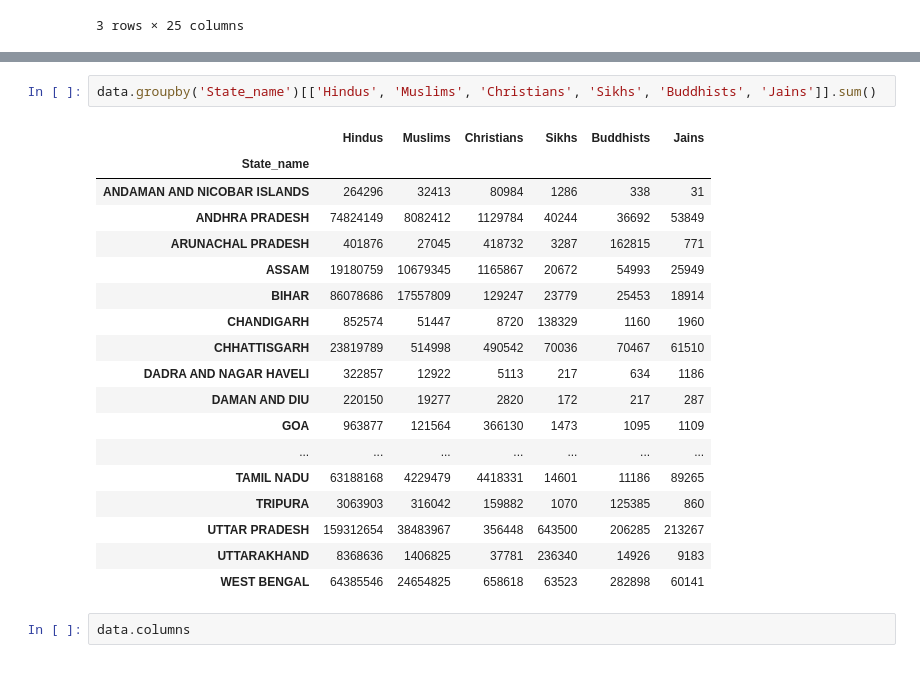
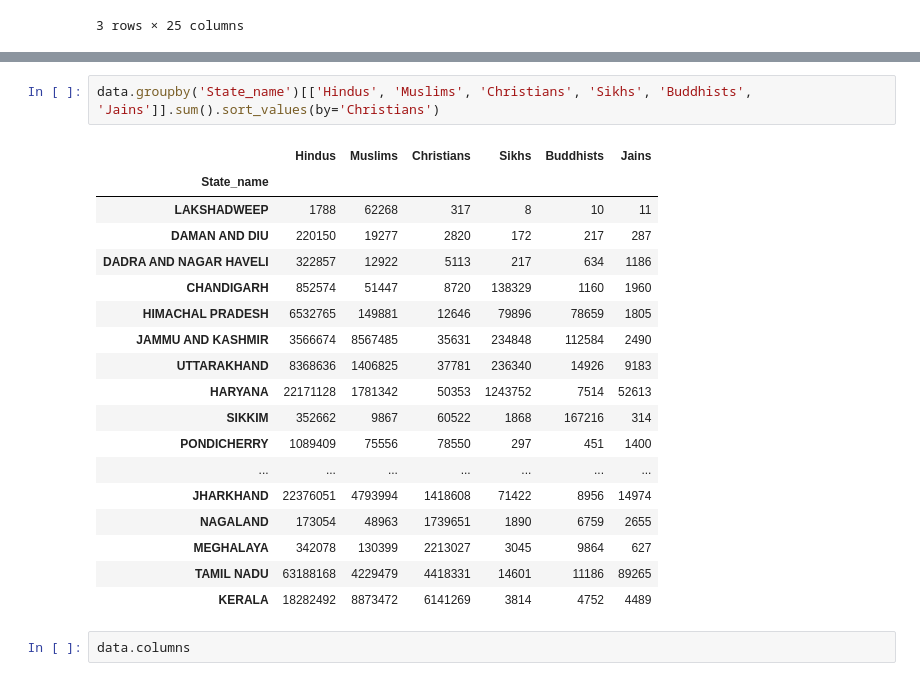
Before and after one commit to YonInsights/Project-7, a Jupyter notebook: Project-7.ipynb, the cells around one changed output, grey strips where cells are left out. Drawn from its saved outputs; the diff is of its cells as text.

```diff
--- a/Project-7.ipynb
+++ b/Project-7.ipynb
@@ -65,26 +65,26 @@ DAMAN AND DIU                     243247
 LAKSHADWEEP                        64473
 Name: Population, dtype: int64
 # %%
-data.groupby('State_name')[['Hindus', 'Muslims', 'Christians', 'Sikhs', 'Buddhists', 'Jains']].sum()
+data.groupby('State_name')[['Hindus', 'Muslims', 'Christians', 'Sikhs', 'Buddhists', 'Jains']].sum().sort_values(by='Christians')
 # %% [output]
 |  | Hindus | Muslims | Christians | Sikhs | Buddhists | Jains |
 | State_name |  |  |  |  |  |  |
-| ANDAMAN AND NICOBAR ISLANDS | 264296 | 32413 | 80984 | 1286 | 338 | 31 |
-| ANDHRA PRADESH | 74824149 | 8082412 | 1129784 | 40244 | 36692 | 53849 |
-| ARUNACHAL PRADESH | 401876 | 27045 | 418732 | 3287 | 162815 | 771 |
-| ASSAM | 19180759 | 10679345 | 1165867 | 20672 | 54993 | 25949 |
-| BIHAR | 86078686 | 17557809 | 129247 | 23779 | 25453 | 18914 |
+| LAKSHADWEEP | 1788 | 62268 | 317 | 8 | 10 | 11 |
+| DAMAN AND DIU | 220150 | 19277 | 2820 | 172 | 217 | 287 |
+| DADRA AND NAGAR HAVELI | 322857 | 12922 | 5113 | 217 | 634 | 1186 |
 | CHANDIGARH | 852574 | 51447 | 8720 | 138329 | 1160 | 1960 |
-| CHHATTISGARH | 23819789 | 514998 | 490542 | 70036 | 70467 | 61510 |
-| DADRA AND NAGAR HAVELI | 322857 | 12922 | 5113 | 217 | 634 | 1186 |
-| DAMAN AND DIU | 220150 | 19277 | 2820 | 172 | 217 | 287 |
-| GOA | 963877 | 121564 | 366130 | 1473 | 1095 | 1109 |
+| HIMACHAL PRADESH | 6532765 | 149881 | 12646 | 79896 | 78659 | 1805 |
+| JAMMU AND KASHMIR | 3566674 | 8567485 | 35631 | 234848 | 112584 | 2490 |
+| UTTARAKHAND | 8368636 | 1406825 | 37781 | 236340 | 14926 | 9183 |
+| HARYANA | 22171128 | 1781342 | 50353 | 1243752 | 7514 | 52613 |
+| SIKKIM | 352662 | 9867 | 60522 | 1868 | 167216 | 314 |
+| PONDICHERRY | 1089409 | 75556 | 78550 | 297 | 451 | 1400 |
 | ... | ... | ... | ... | ... | ... | ... |
+| JHARKHAND | 22376051 | 4793994 | 1418608 | 71422 | 8956 | 14974 |
+| NAGALAND | 173054 | 48963 | 1739651 | 1890 | 6759 | 2655 |
+| MEGHALAYA | 342078 | 130399 | 2213027 | 3045 | 9864 | 627 |
 | TAMIL NADU | 63188168 | 4229479 | 4418331 | 14601 | 11186 | 89265 |
-| TRIPURA | 3063903 | 316042 | 159882 | 1070 | 125385 | 860 |
-| UTTAR PRADESH | 159312654 | 38483967 | 356448 | 643500 | 206285 | 213267 |
-| UTTARAKHAND | 8368636 | 1406825 | 37781 | 236340 | 14926 | 9183 |
-| WEST BENGAL | 64385546 | 24654825 | 658618 | 63523 | 282898 | 60141 |
+| KERALA | 18282492 | 8873472 | 6141269 | 3814 | 4752 | 4489 |
 # %%
 data.columns
 # %% [output]
```
Also changed, not shown: parts of 5 cells of this notebook.
